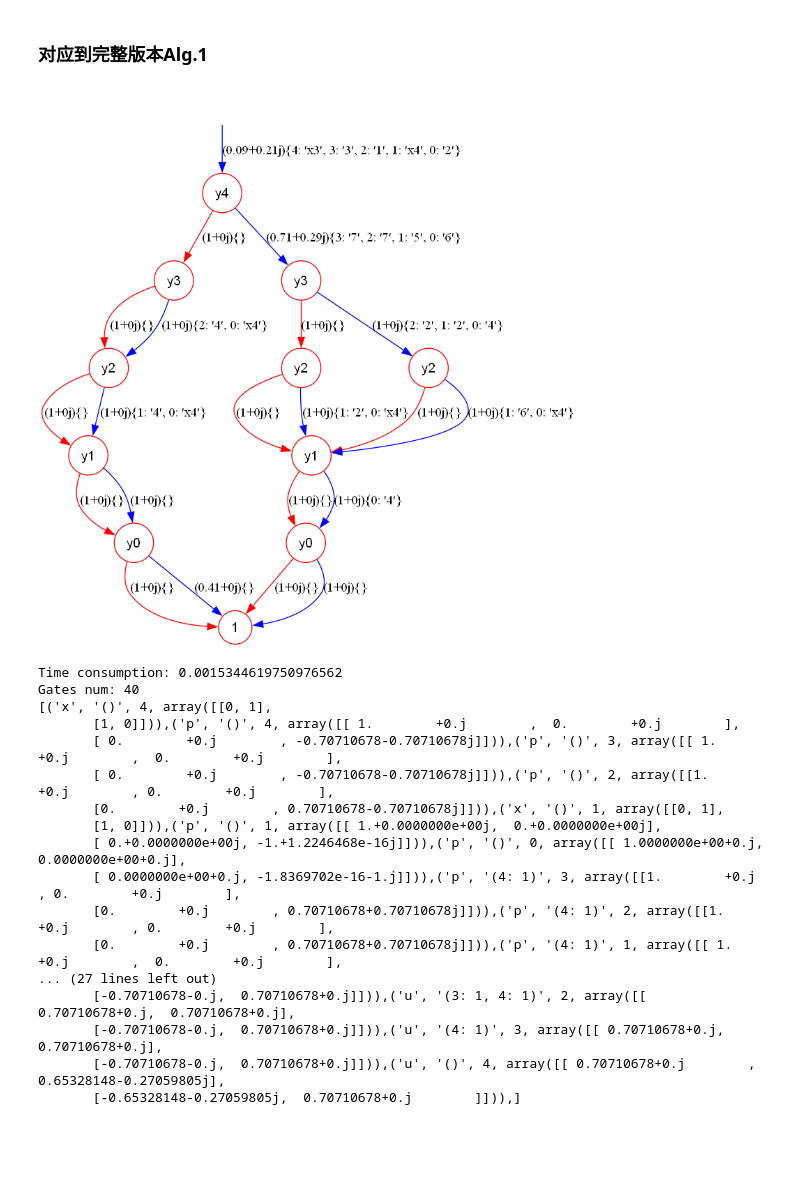
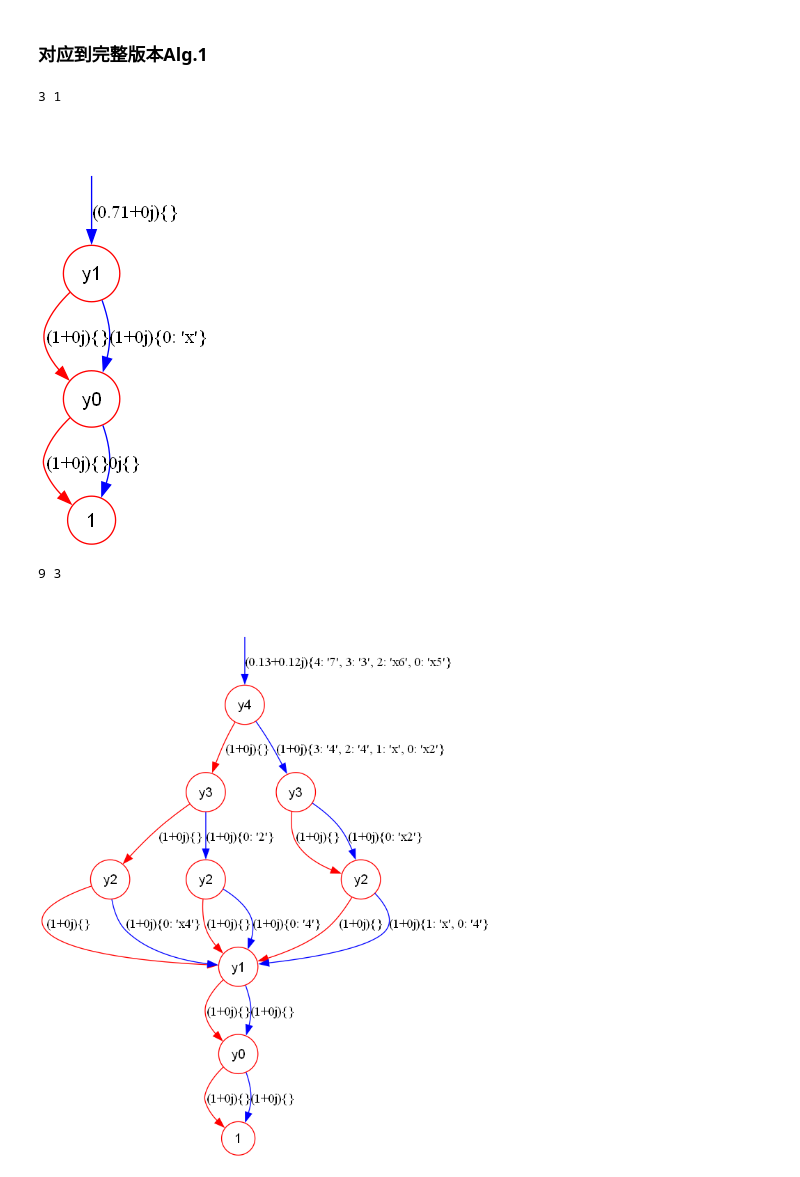
Before and after one commit to Veriqc/LimTDD_QSP, a Jupyter notebook: STATEPRE1.ipynb, the cells around one changed output. Cells and saved outputs as stored; diff of their text form; code cells hidden in the pictures; blank space fills up the shorter version.

Commit message:
calc reduced path num

```diff
--- a/STATEPRE1.ipynb
+++ b/STATEPRE1.ipynb
@@ -130,39 +130,25 @@ def is_successful(tdd,n):
         return False
     return is_zero_state(tdd.node)
 # %%
-n=5
-m=100
-
-cir=gen_cir('Random_Clifford_T',n,m)
-
-# cir = QuantumCircuit.from_qasm_file('18_2.qasm')
-tdd=simulate(cir,True,n)
+from Pre import get_dd_from_state_vec
+vec = np.array([1/np.sqrt(2),0,0,1/np.sqrt(2)])
+tdd = get_dd_from_state_vec(vec)
+print(tdd.node_number(),tdd.reduced_path_num())
 tdd.show()
 # %% [output]
+3 1
-[figure, old version]
+[figure, new version]
 # %%
-# State Preparation
-t_start = time.time()
-cir_end,_ = state_pre(tdd.self_copy())
-print('Time consumption:', time.time()-t_start)
-print('Gates num:', len(cir_end.data))
-print(cir_end)
+n=5
+m=100
+
+cir=gen_cir('Random_Clifford_T',n,m)
+
+# cir = QuantumCircuit.from_qasm_file('18_2.qasm')
+tdd=simulate(cir,True,n)
+print(tdd.node_number(),tdd.reduced_path_num())
+tdd.show()
 # %% [output]
-Time consumption: 0.0015344619750976562
-Gates num: 40
-[('x', '()', 4, array([[0, 1],
-       [1, 0]])),('p', '()', 4, array([[ 1.        +0.j        ,  0.        +0.j        ],
-       [ 0.        +0.j        , -0.70710678-0.70710678j]])),('p', '()', 3, array([[ 1.        +0.j        ,  0.        +0.j        ],
-       [ 0.        +0.j        , -0.70710678-0.70710678j]])),('p', '()', 2, array([[1.        +0.j        , 0.        +0.j        ],
-       [0.        +0.j        , 0.70710678-0.70710678j]])),('x', '()', 1, array([[0, 1],
-       [1, 0]])),('p', '()', 1, array([[ 1.+0.0000000e+00j,  0.+0.0000000e+00j],
-       [ 0.+0.0000000e+00j, -1.+1.2246468e-16j]])),('p', '()', 0, array([[ 1.0000000e+00+0.j,  0.0000000e+00+0.j],
-       [ 0.0000000e+00+0.j, -1.8369702e-16-1.j]])),('p', '(4: 1)', 3, array([[1.        +0.j        , 0.        +0.j        ],
-       [0.        +0.j        , 0.70710678+0.70710678j]])),('p', '(4: 1)', 2, array([[1.        +0.j        , 0.        +0.j        ],
-       [0.        +0.j        , 0.70710678+0.70710678j]])),('p', '(4: 1)', 1, array([[ 1.        +0.j        ,  0.        +0.j        ],
-... (27 lines left out)
-       [-0.70710678-0.j,  0.70710678+0.j]])),('u', '(3: 1, 4: 1)', 2, array([[ 0.70710678+0.j,  0.70710678+0.j],
-       [-0.70710678-0.j,  0.70710678+0.j]])),('u', '(4: 1)', 3, array([[ 0.70710678+0.j,  0.70710678+0.j],
-       [-0.70710678-0.j,  0.70710678+0.j]])),('u', '()', 4, array([[ 0.70710678+0.j        ,  0.65328148-0.27059805j],
-       [-0.65328148-0.27059805j,  0.70710678+0.j        ]])),]
+9 3
+[figure, added]
 # %%
```
Also changed, not shown: parts of 3 cells of this notebook, 2 other files.
